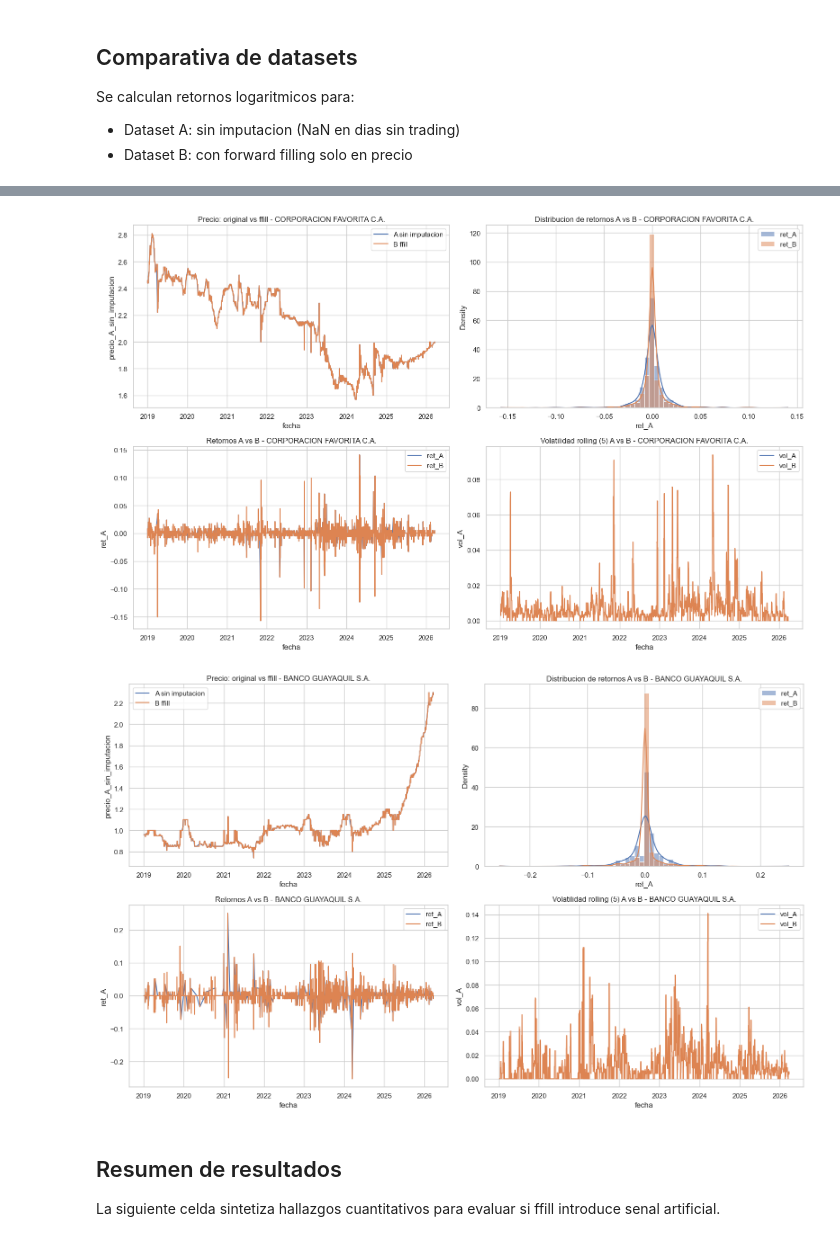
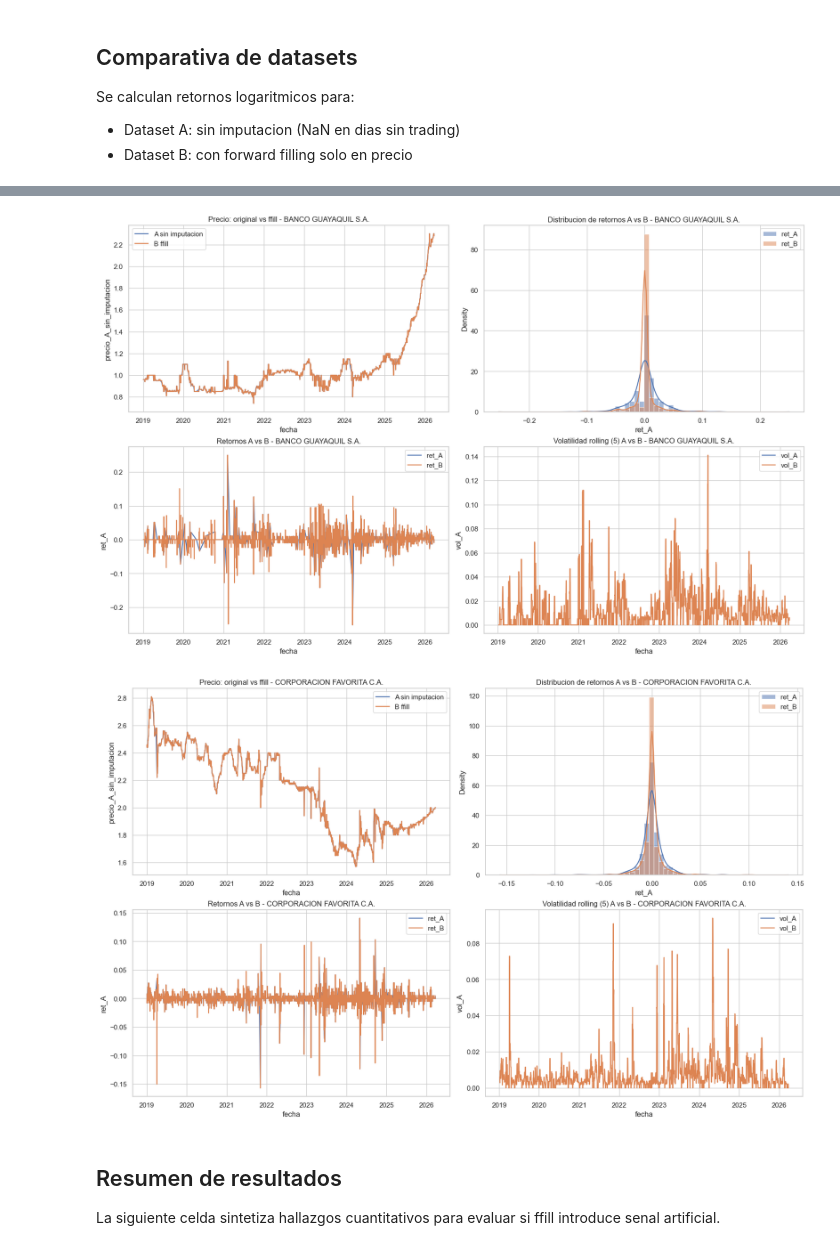
Before and after one commit to LeynderS/tesis_main, a Jupyter notebook: Fase1_Preparacion/subfase_2_integridad_estructura_temporal.ipynb, the cells around one changed output, grey strips where cells are left out. Drawn from its saved outputs; the diff is of its cells as text; code cells hidden in the pictures.

```diff
--- a/Fase1_Preparacion/subfase_2_integridad_estructura_temporal.ipynb
+++ b/Fase1_Preparacion/subfase_2_integridad_estructura_temporal.ipynb
@@ -162,7 +160,7 @@ Se cuantifican dias faltantes y longitudes de gaps consecutivos en la version si
 resumen_gaps = []
 gap_lengths_all = []
 
-for empresa in empresas_objetivo:
+for empresa in COMPANIES:
     d = df_diario[df_diario['empresa'] == empresa].copy()
     is_gap = d['precio_A_sin_imputacion'].isna()
     gaps = calcular_gaps_consecutivos(is_gap)
@@ -192,6 +190,6 @@ display(resumen_gaps_df)
 # %%
 # Visualizacion de gaps por empresa
-for empresa in empresas_objetivo:
+for empresa in COMPANIES:
     d_gap = gap_lengths_df[gap_lengths_df['empresa'] == empresa].copy()
 
     plt.figure(figsize=(10, 4))
@@ -216,7 +214,7 @@ Se calculan retornos logaritmicos para:
 ventana_vol = 5
 
 comparativos = []
-for empresa in empresas_objetivo:
+for empresa in COMPANIES:
     d = df_diario[df_diario['empresa'] == empresa].copy().sort_values('fecha')
 
     # Dataset A: conserva NaN donde no hubo trading
@@ -244,7 +242,7 @@ display(df_comp.head())
 rows_stats = []
 rows_acf = []
 
-for empresa in empresas_objetivo:
+for empresa in COMPANIES:
     d = df_comp[df_comp['empresa'] == empresa].copy()
 
     for label, col in [('A_sin_imputacion', 'ret_A'), ('B_ffill', 'ret_B')]:
@@ -307,36 +305,36 @@ ACF lags 1-10 (A vs B):
 |  | 10 | 0.015644 | -0.013092 |
 # %%
 # Visualizaciones comparativas A vs B por empresa
-for empresa in empresas_objetivo:
+for empresa in COMPANIES:
     d = df_comp[df_comp['empresa'] == empresa].copy().sort_values('fecha')
 
     fig, axes = plt.subplots(2, 2, figsize=(16, 10), layout='constrained')
 
     # Precio original vs ffill
     sns.lineplot(data=d, x='fecha', y='precio_A_sin_imputacion', ax=axes[0, 0], label='A sin imputacion')
     sns.lineplot(data=d, x='fecha', y='precio_B_ffill', ax=axes[0, 0], label='B ffill')
     axes[0, 0].set_title(f'Precio: original vs ffill - {empresa}')
 
     # Histograma retornos
     sns.histplot(d['ret_A'].dropna(), bins=60, stat='density', alpha=0.5, ax=axes[0, 1], label='ret_A', kde=True)
     sns.histplot(d['ret_B'].dropna(), bins=60, stat='density', alpha=0.5, ax=axes[0, 1], label='ret_B', kde=True)
     axes[0, 1].set_title(f'Distribucion de retornos A vs B - {empresa}')
     axes[0, 1].legend()
 
     # Serie retornos
     sns.lineplot(data=d, x='fecha', y='ret_A', ax=axes[1, 0], label='ret_A')
     sns.lineplot(data=d, x='fecha', y='ret_B', ax=axes[1, 0], label='ret_B')
     axes[1, 0].set_title(f'Retornos A vs B - {empresa}')
 
     # Volatilidad rolling
     sns.lineplot(data=d, x='fecha', y='vol_A', ax=axes[1, 1], label='vol_A')
     sns.lineplot(data=d, x='fecha', y='vol_B', ax=axes[1, 1], label='vol_B')
     axes[1, 1].set_title(f'Volatilidad rolling ({ventana_vol}) A vs B - {empresa}')
 
     plt.show()
 # %% [output]
-[figure, old version]
+[figure, new version]
-[figure, old version]
+[figure, new version]
 # %% [markdown]
 ## Resumen de resultados
 La siguiente celda sintetiza hallazgos cuantitativos para evaluar si ffill introduce senal artificial.
```
Also changed, not shown: parts of 12 cells of this notebook, 20 other files.
